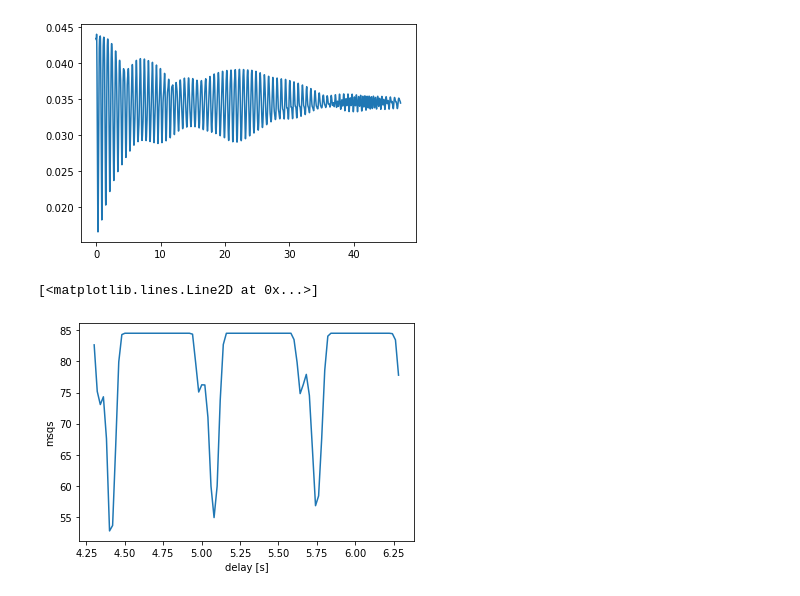
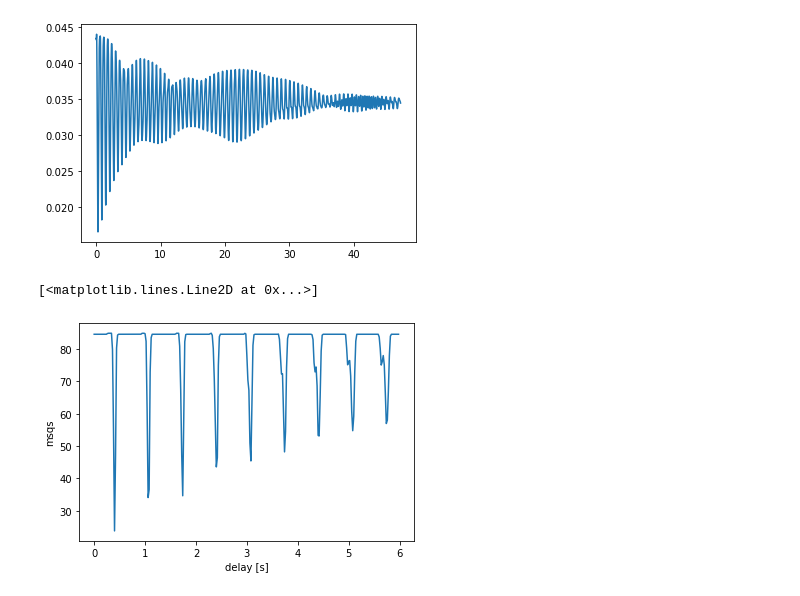
Before and after one commit to AlessandroLovo/T-junction, a Jupyter notebook: T-data/testing/Dropsinator_Rev1.2.ipynb, the cells around one changed output. Saved outputs shown, nothing was run; the diff lists cells and outputs as text; code cells hidden in the pictures.

```diff
--- a/T-data/testing/Dropsinator_Rev1.2.ipynb
+++ b/T-data/testing/Dropsinator_Rev1.2.ipynb
@@ -386,33 +386,33 @@ def sig2_smooth(t, sigma, delta):
 # Signal gaussian smoothing
 sigma       = 0.01   # stdev
 delta       = 2      # range = delta*stdev
 # Delay
 delta_delay = 1      # range of evaluated delays = [dt - delta_delay ; dt + delta_delay] [s]
 step_delay  = 0.02   # step of evaluated delays [s]
 # Time
 start_time  = 10     # scanning signal starting time [s]
 stop_time   = 100    # scanning signal stopping time [s]
 step_time   = 0.005  # scanning signal step time [s]
 #*********************************************************************************************
 
-start_delay = dt - delta_delay                                # initial evaluated delay [s]
-stop_delay  = dt + delta_delay                                # final evaluated delay [s]
+start_delay = 0                                # initial evaluated delay [s]
+stop_delay  = 6                                # final evaluated delay [s]
 time_delays = np.arange(start_delay, stop_delay, step_delay)  # vector of evaluated delays [s]
 ts          = np.arange(start_time,  stop_time,  step_time)   # vector of scanned times [s]
 msqs        = []                                              # stdev between sig.1 and sig.2 delayed
 
 # Computing
 for time_delay in tqdm(time_delays):
 
     sig1_t = sig1_smooth(ts, sigma, delta)
     sig2_t = sig2_smooth(ts + time_delay, sigma, delta)
     msqs.append(np.mean((sig2_t - sig1_t)**2))
 
 # Plot
 plt.figure()
 plt.xlabel("delay [s]")
 plt.ylabel("msqs")
 plt.plot(time_delays,msqs)
 # %% [output]
 [<matplotlib.lines.Line2D at 0x...>]
-[figure, old version]
+[figure, new version]
```
Also changed, not shown: parts of 1 cell of this notebook.
